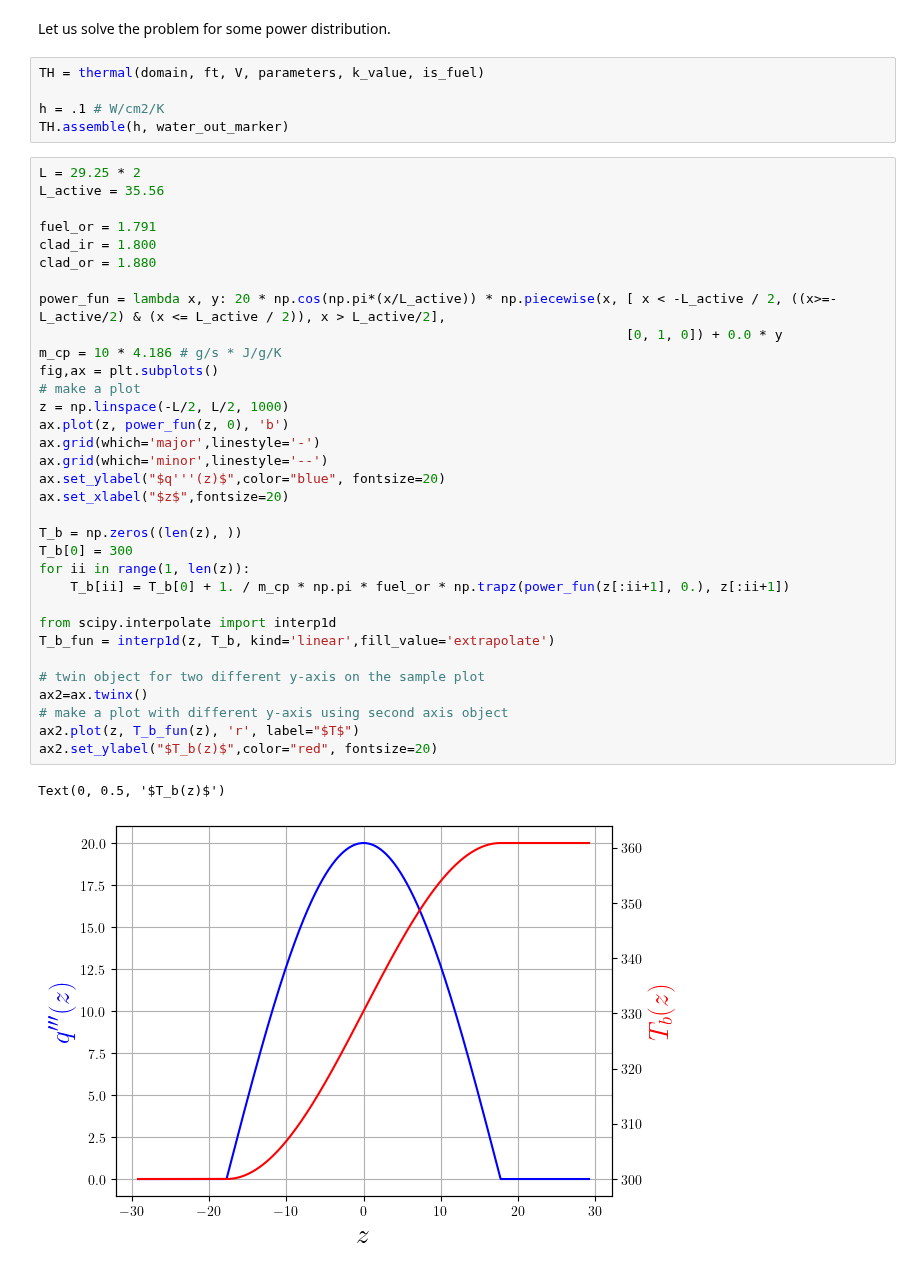
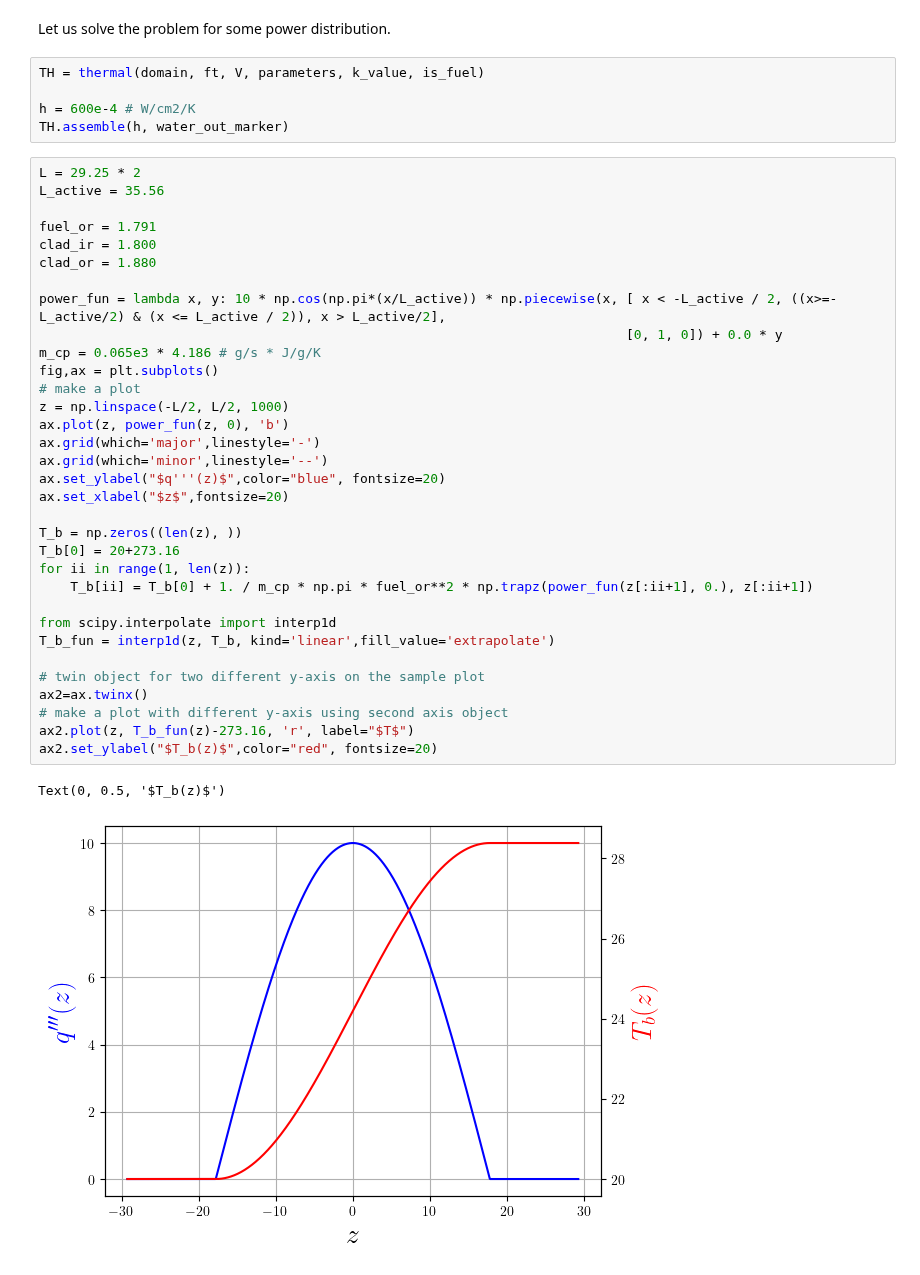
Before and after one commit to Steriva/FEniCSx-tutorials, a Jupyter notebook: 2D/Heat Equation/Steady/pin_solid.ipynb, the cells around one changed output. Drawn from its saved outputs; the diff is of its cells as text.

```diff
--- a/2D/Heat Equation/Steady/pin_solid.ipynb
+++ b/2D/Heat Equation/Steady/pin_solid.ipynb
@@ -341,44 +341,44 @@ Let us solve the problem for some power distribution.
 # %%
 TH = thermal(domain, ft, V, parameters, k_value, is_fuel)
 
-h = .1 # W/cm2/K
+h = 600e-4 # W/cm2/K
 TH.assemble(h, water_out_marker)
 # %%
 L = 29.25 * 2
 L_active = 35.56
 
 fuel_or = 1.791
 clad_ir = 1.800
 clad_or = 1.880
 
-power_fun = lambda x, y: 20 * np.cos(np.pi*(x/L_active)) * np.piecewise(x, [ x < -L_active / 2, ((x>=-L_active/2) & (x <= L_active / 2)), x > L_active/2],
+power_fun = lambda x, y: 10 * np.cos(np.pi*(x/L_active)) * np.piecewise(x, [ x < -L_active / 2, ((x>=-L_active/2) & (x <= L_active / 2)), x > L_active/2],
                                                                            [0, 1, 0]) + 0.0 * y
-m_cp = 10 * 4.186 # g/s * J/g/K
+m_cp = 0.065e3 * 4.186 # g/s * J/g/K
 fig,ax = plt.subplots()
 # make a plot
 z = np.linspace(-L/2, L/2, 1000)
 ax.plot(z, power_fun(z, 0), 'b')
 ax.grid(which='major',linestyle='-')
 ax.grid(which='minor',linestyle='--')
 ax.set_ylabel("$q'''(z)$",color="blue", fontsize=20)
 ax.set_xlabel("$z$",fontsize=20)
 
 T_b = np.zeros((len(z), ))
-T_b[0] = 300
+T_b[0] = 20+273.16
 for ii in range(1, len(z)):
-    T_b[ii] = T_b[0] + 1. / m_cp * np.pi * fuel_or * np.trapz(power_fun(z[:ii+1], 0.), z[:ii+1])
+    T_b[ii] = T_b[0] + 1. / m_cp * np.pi * fuel_or**2 * np.trapz(power_fun(z[:ii+1], 0.), z[:ii+1])
 
 from scipy.interpolate import interp1d
 T_b_fun = interp1d(z, T_b, kind='linear',fill_value='extrapolate')
 
 # twin object for two different y-axis on the sample plot
 ax2=ax.twinx()
 # make a plot with different y-axis using second axis object
-ax2.plot(z, T_b_fun(z), 'r', label="$T$")
+ax2.plot(z, T_b_fun(z)-273.16, 'r', label="$T$")
 ax2.set_ylabel("$T_b(z)$",color="red", fontsize=20)
 # %% [output]
 Text(0, 0.5, '$T_b(z)$')
-[figure, old version]
+[figure, new version]
 # %%
 sol = TH.solve( power_fun, lambda x, y: T_b_fun(x) )
 
```
Also changed, not shown: parts of 1 cell of this notebook.
